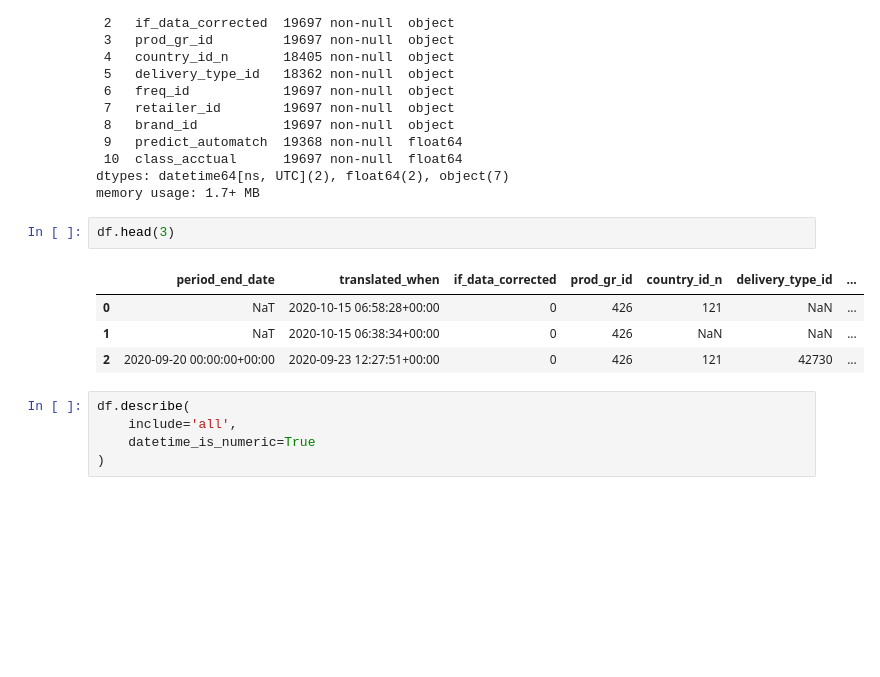
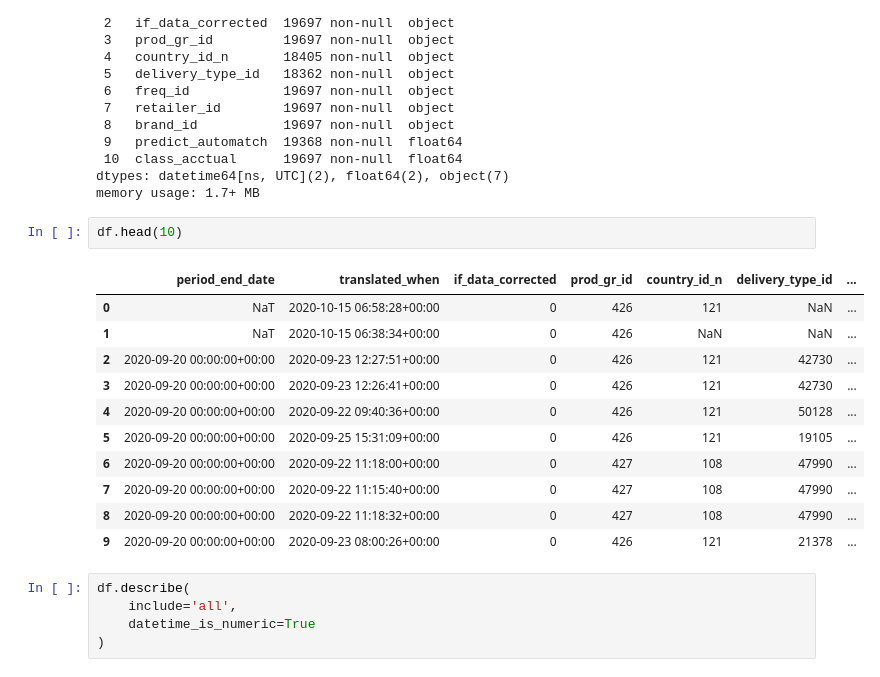
Before and after one commit to KonuTech/gfk_ml_ops_data_analyst, a Jupyter notebook: Profiler.ipynb, the cells around one changed output. Cells and saved outputs as stored; diff of their text form; blank space fills up the shorter version.

```diff
--- a/Profiler.ipynb
+++ b/Profiler.ipynb
@@ -493,12 +127,19 @@ Data columns (total 11 columns):
 dtypes: datetime64[ns, UTC](2), float64(2), object(7)
 memory usage: 1.7+ MB
 # %%
-df.head(3)
+df.head(10)
 # %% [output]
 |  | period_end_date | translated_when | if_data_corrected | prod_gr_id | country_id_n | delivery_type_id | ... |
 | 0 | NaT | 2020-10-15 06:58:28+00:00 | 0 | 426 | 121 | NaN | ... |
 | 1 | NaT | 2020-10-15 06:38:34+00:00 | 0 | 426 | NaN | NaN | ... |
 | 2 | 2020-09-20 00:00:00+00:00 | 2020-09-23 12:27:51+00:00 | 0 | 426 | 121 | 42730 | ... |
+| 3 | 2020-09-20 00:00:00+00:00 | 2020-09-23 12:26:41+00:00 | 0 | 426 | 121 | 42730 | ... |
+| 4 | 2020-09-20 00:00:00+00:00 | 2020-09-22 09:40:36+00:00 | 0 | 426 | 121 | 50128 | ... |
+| 5 | 2020-09-20 00:00:00+00:00 | 2020-09-25 15:31:09+00:00 | 0 | 426 | 121 | 19105 | ... |
+| 6 | 2020-09-20 00:00:00+00:00 | 2020-09-22 11:18:00+00:00 | 0 | 427 | 108 | 47990 | ... |
+| 7 | 2020-09-20 00:00:00+00:00 | 2020-09-22 11:15:40+00:00 | 0 | 427 | 108 | 47990 | ... |
+| 8 | 2020-09-20 00:00:00+00:00 | 2020-09-22 11:18:32+00:00 | 0 | 427 | 108 | 47990 | ... |
+| 9 | 2020-09-20 00:00:00+00:00 | 2020-09-23 08:00:26+00:00 | 0 | 426 | 121 | 21378 | ... |
 # %%
 df.describe(
     include='all',
```
Also changed, not shown: parts of 20 cells of this notebook, 4 other files.
